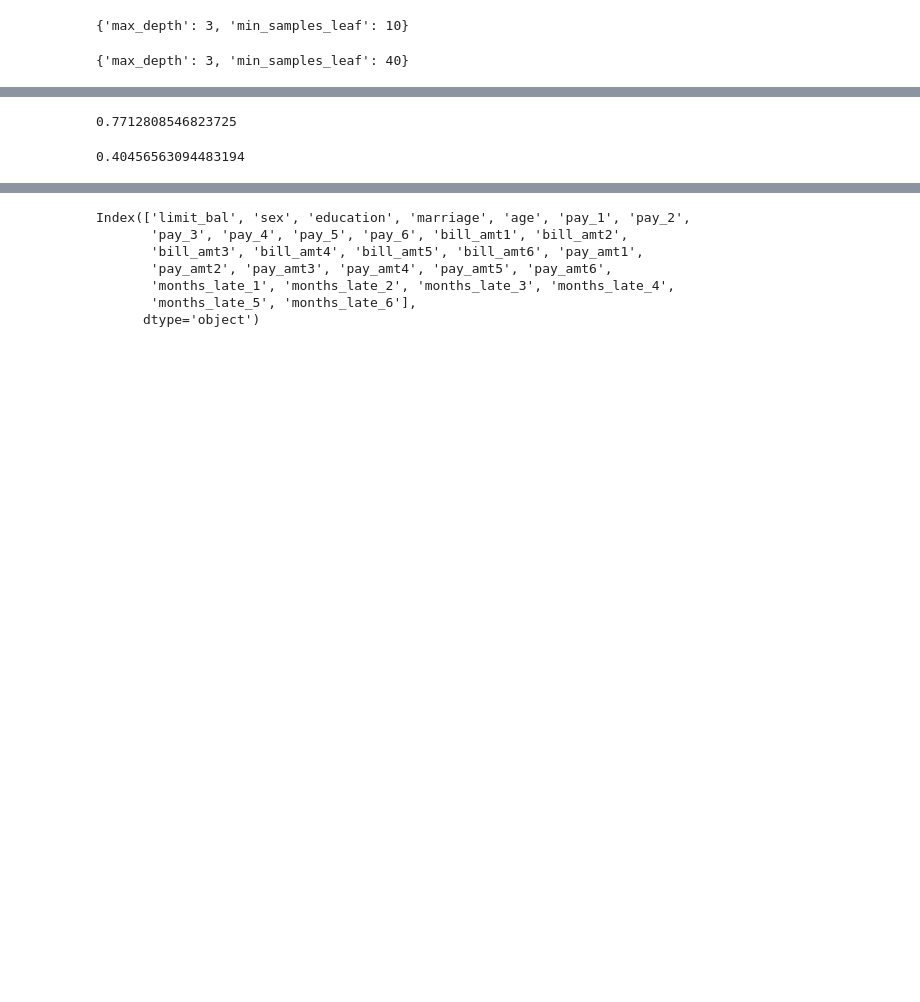
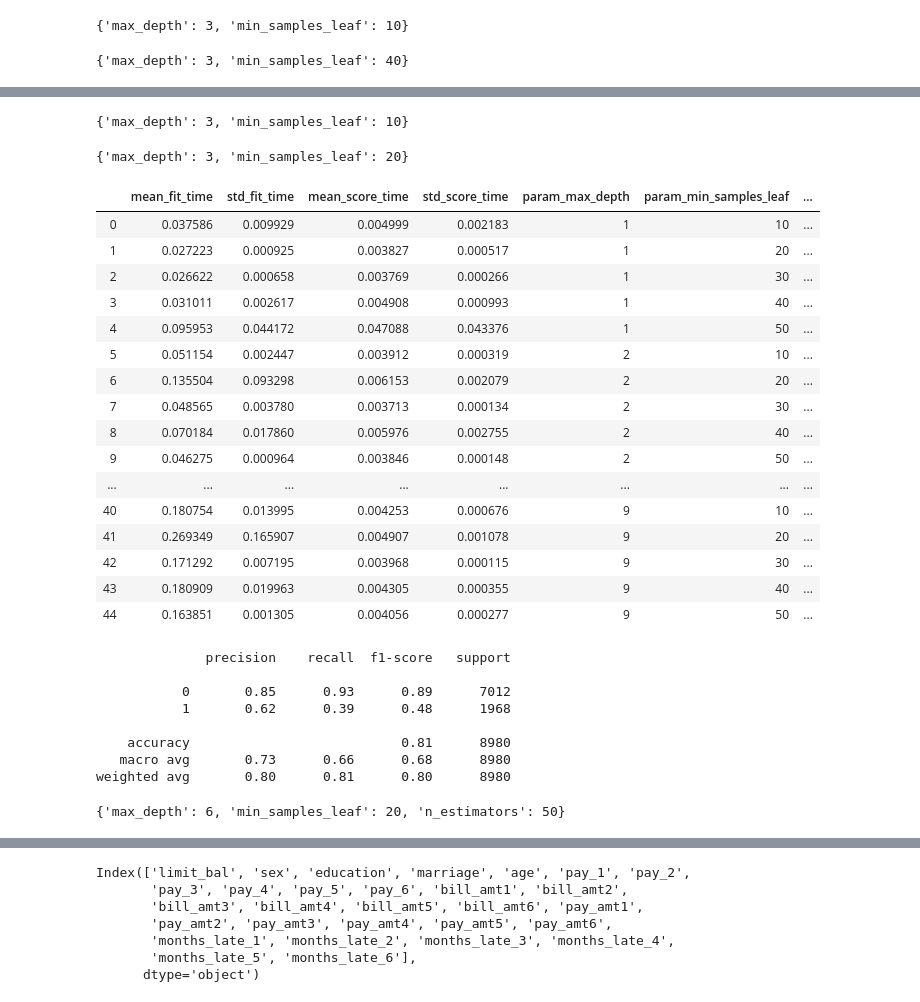
Before and after one commit to tinacliu/mod5_project, a Jupyter notebook: mo_notebook.ipynb, the cells around one changed output, grey strips where cells are left out. Saved outputs shown, nothing was run; the diff lists cells and outputs as text; code cells hidden in the pictures; blank space fills up the shorter version.

```diff
--- a/mo_notebook.ipynb
+++ b/mo_notebook.ipynb
@@ -374,0 +389,43 @@ pd.DataFrame(opt_tree.cv_results_)
+# %%
+# decision tree without feature engineering
+X = df.drop('default', axis=1)
+y = df['default']
+X_train, X_test, y_train, y_test = train_test_split(X,y, test_size= 0.3, random_state= 42)
+# %%
+clf_tree = DecisionTreeClassifier()
+param_grid= {'max_depth': list(range(1,10)), 'min_samples_leaf': [10,100,1000]}
+opt_tree = GridSearchCV(clf_tree, param_grid, scoring = 'f1', cv= 5)
+opt_tree.fit(X_train, y_train)
+best_tree = opt_tree.best_estimator_
+print(opt_tree.best_params_)
+# %% [output]
+{'max_depth': 3, 'min_samples_leaf': 10}
+# %%
+clf_tree = DecisionTreeClassifier()
+param_grid= {'max_depth': list(range(1,10)), 'min_samples_leaf': [10,20,30,40,50]}
+opt_tree = GridSearchCV(clf_tree, param_grid, scoring = 'f1', cv= 5)
+opt_tree.fit(X_train, y_train)
+best_tree = opt_tree.best_estimator_
+print(opt_tree.best_params_)
+# %% [output]
+{'max_depth': 3, 'min_samples_leaf': 20}
+# %%
+pd.DataFrame(opt_tree.cv_results_)
+# %% [output]
+|  | mean_fit_time | std_fit_time | mean_score_time | std_score_time | param_max_depth | param_min_samples_leaf | ... |
+| 0 | 0.037586 | 0.009929 | 0.004999 | 0.002183 | 1 | 10 | ... |
+| 1 | 0.027223 | 0.000925 | 0.003827 | 0.000517 | 1 | 20 | ... |
+| 2 | 0.026622 | 0.000658 | 0.003769 | 0.000266 | 1 | 30 | ... |
+| 3 | 0.031011 | 0.002617 | 0.004908 | 0.000993 | 1 | 40 | ... |
+| 4 | 0.095953 | 0.044172 | 0.047088 | 0.043376 | 1 | 50 | ... |
+| 5 | 0.051154 | 0.002447 | 0.003912 | 0.000319 | 2 | 10 | ... |
+| 6 | 0.135504 | 0.093298 | 0.006153 | 0.002079 | 2 | 20 | ... |
+| 7 | 0.048565 | 0.003780 | 0.003713 | 0.000134 | 2 | 30 | ... |
+| 8 | 0.070184 | 0.017860 | 0.005976 | 0.002755 | 2 | 40 | ... |
+| 9 | 0.046275 | 0.000964 | 0.003846 | 0.000148 | 2 | 50 | ... |
+| ... | ... | ... | ... | ... | ... | ... | ... |
+| 40 | 0.180754 | 0.013995 | 0.004253 | 0.000676 | 9 | 10 | ... |
+| 41 | 0.269349 | 0.165907 | 0.004907 | 0.001078 | 9 | 20 | ... |
+| 42 | 0.171292 | 0.007195 | 0.003968 | 0.000115 | 9 | 30 | ... |
+| 43 | 0.180909 | 0.019963 | 0.004305 | 0.000355 | 9 | 40 | ... |
+| 44 | 0.163851 | 0.001305 | 0.004056 | 0.000277 | 9 | 50 | ... |
@@ -375,13 +434,17 @@ pd.DataFrame(opt_tree.cv_results_)
 # %%
-best_tree = DecisionTreeClassifier(max_depth = 6, min_samples_leaf= 20)
+best_tree = DecisionTreeClassifier(max_depth = 7, min_samples_leaf= 20)
 best_tree.fit(X_train, y_train)
 y_pred = best_tree.predict(X_test)
 y_pred_proba = best_tree.predict_proba(X_test)[:,1]
 fpr,tpr, thresholds = roc_curve(y_test, y_pred_proba)
-print(auc(fpr,tpr))
-# %% [output]
-0.7712808546823725
 # %%
-print(recall_score(y_test, y_pred))
+print(classification_report(y_test, y_pred))
 # %% [output]
-0.40456563094483194
+              precision    recall  f1-score   support
+
+           0       0.85      0.93      0.89      7012
+           1       0.62      0.39      0.48      1968
+
+    accuracy                           0.81      8980
+   macro avg       0.73      0.66      0.68      8980
+weighted avg       0.80      0.81      0.80      8980
@@ -387,0 +458,10 @@ print(recall_score(y_test, y_pred))
+# %%
+from sklearn.ensemble import RandomForestClassifier
+clf_forest = RandomForestClassifier()
+param_grid = {'n_estimators': [10,25,50,100], 'max_depth': [6], 'min_samples_leaf':[20]}
+opt_forest = GridSearchCV(clf_forest, param_grid, cv= 5, scoring= 'f1')
+opt_forest.fit(X_train, y_train)
+best_forest= opt_forest.best_estimator_
+opt_forest.best_params_
+# %% [output]
+{'max_depth': 6, 'min_samples_leaf': 20, 'n_estimators': 50}
```
Also changed, not shown: parts of 32 cells of this notebook.
